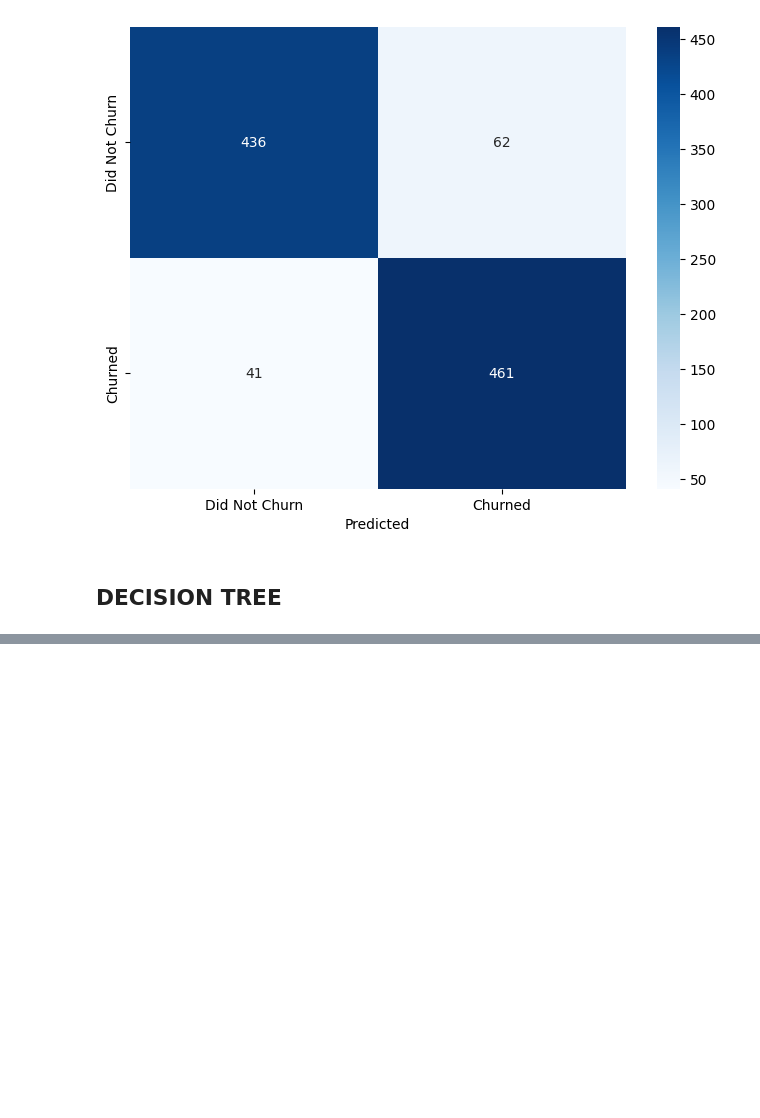
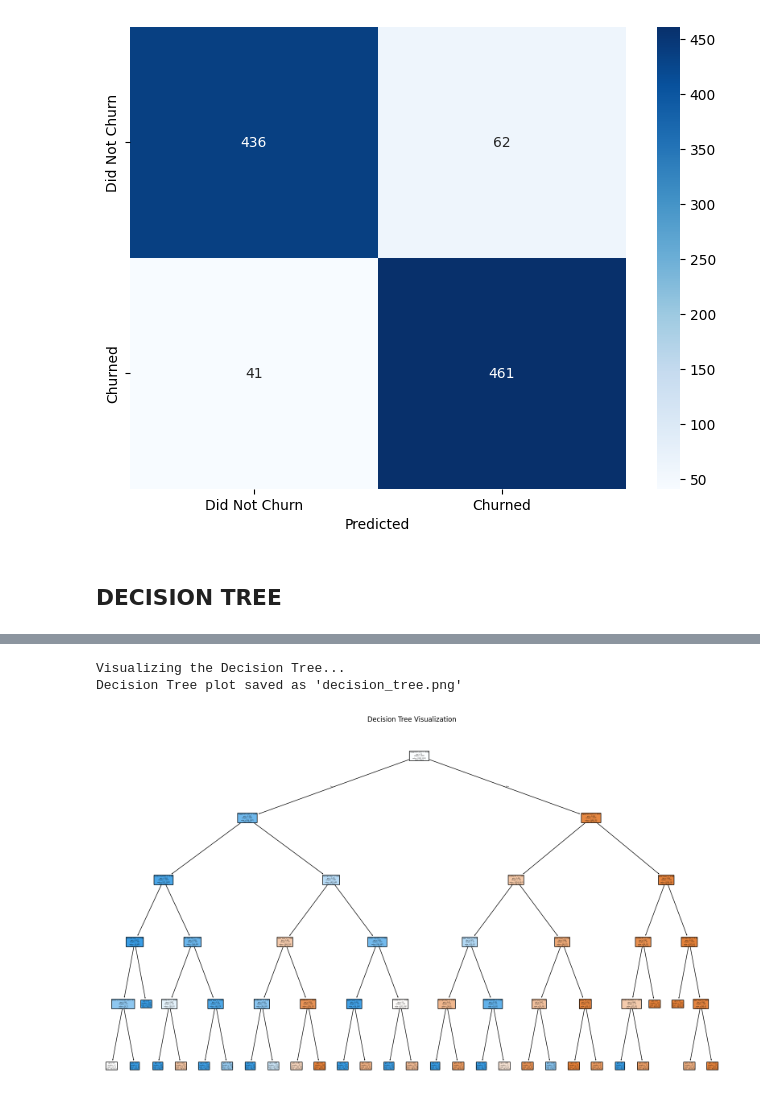
Before and after one commit to manmeetkaur77/Customer-Churn-Prediction-Netflix, a Jupyter notebook: Churn_Analysis-Model Building.ipynb, the cells around one changed output, grey strips where cells are left out. Drawn from its saved outputs; the diff is of its cells as text; code cells hidden in the pictures; blank space fills up the shorter version.

```diff
--- a/Churn_Analysis-Model Building.ipynb
+++ b/Churn_Analysis-Model Building.ipynb
@@ -129,0 +185,17 @@ Text(0.5, 36.72222222222221, 'Predicted')
+# %%
+# --- 6. Visualize the Decision Tree ---
+print("\nVisualizing the Decision Tree...")
+plt.figure(figsize=(20, 12))
+plot_tree(dt_classifier,
+          filled=True,
+          rounded=True,
+          class_names=['No Churn', 'Churn'],
+          feature_names=X.columns)
+plt.title('Decision Tree Visualization')
+plt.savefig('decision_tree.png')
+print("Decision Tree plot saved as 'decision_tree.png'")
+plt.show()
+# %% [output]
+Visualizing the Decision Tree...
+Decision Tree plot saved as 'decision_tree.png'
+[figure, added]
```
Also changed, not shown: parts of 3 cells of this notebook, 2 other files.
